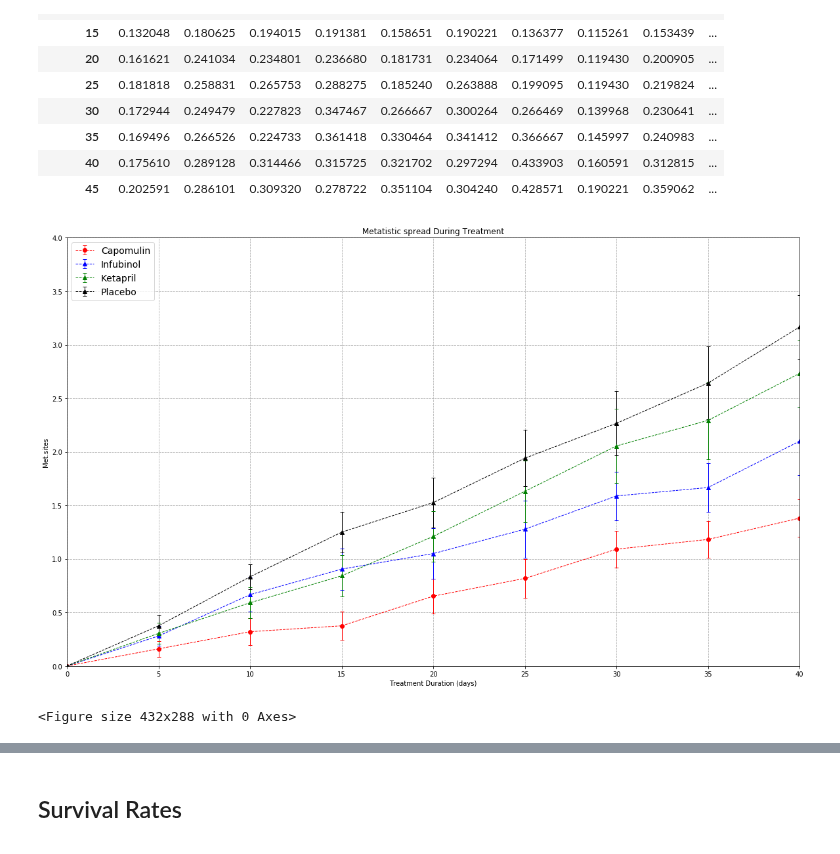
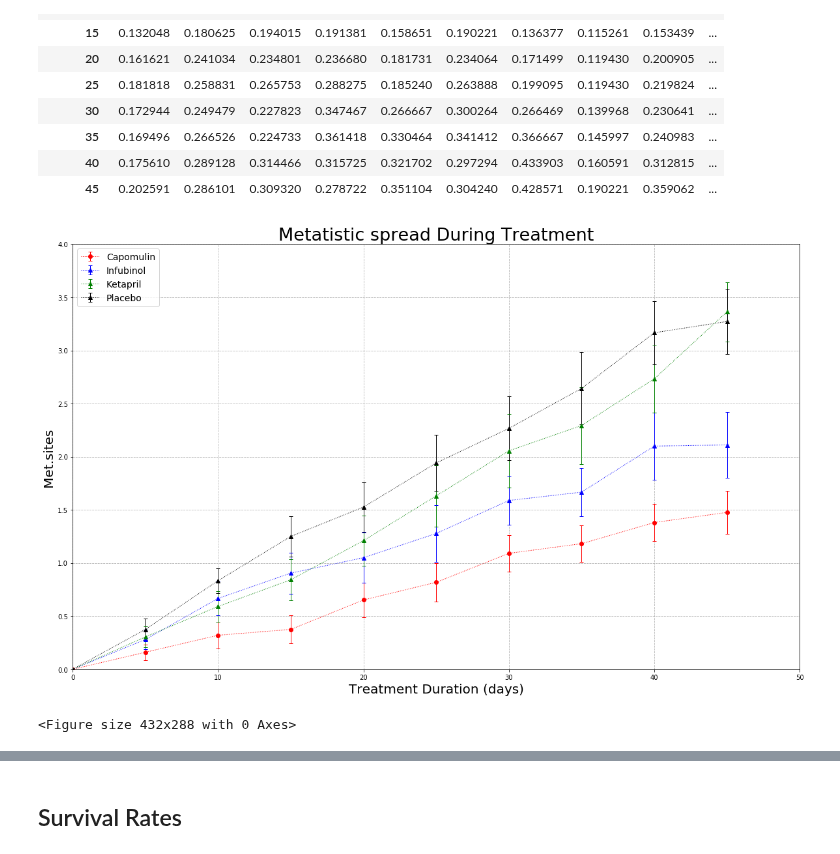
Before and after one commit to NaremanD/matplotlib-challenge, a Jupyter notebook: Pymaceuticals/pymaceuticals_starter.ipynb, the cells around one changed output, grey strips where cells are left out. Drawn from its saved outputs; the diff is of its cells as text; code cells hidden in the pictures.

```diff
--- a/Pymaceuticals/pymaceuticals_starter.ipynb
+++ b/Pymaceuticals/pymaceuticals_starter.ipynb
@@ -144,8 +142,8 @@ plt.savefig("image1.png")
 # %% [markdown]
 ## Metastatic Response to Treatment
 # %%
-meta=merged_df.groupby(['Drug','Timepoint'])
-Meta_means=pd.DataFrame(grouped_df['Metastatic Sites'].mean())
+
+Meta_means=pd.DataFrame(tumor_vol['Metastatic Sites'].mean())
 Meta_means.rename(columns={'Metastatic Sites':'Mean Metastatic Sites'},inplace=True)
 Meta_means.reset_index(inplace=True)
 Meta_means.head()
@@ -156,3 +154,9 @@ Meta_means.head()
 | 2 | Capomulin | 10 | 0.320000 |
 | 3 | Capomulin | 15 | 0.375000 |
 | 4 | Capomulin | 20 | 0.652174 |
+# %%
+
+Meta_Err=pd.DataFrame(tumor_vol['Metastatic Sites'].sem())
+Meta_Err.rename(columns={'Metastatic Sites':'sem Metastatic Sites'},inplace=True)
+Meta_Err.reset_index(inplace=True)
+Meta_Err.head()
@@ -173,9 +184,3 @@ pivot_Meta_means
 | 35 | 1.181818 | 2.071429 | 1.666667 | 2.294118 | 2.266667 | 2.642857 | 2.300000 | 0.952381 | 1.562500 | ... |
 | 40 | 1.380952 | 2.357143 | 2.100000 | 2.733333 | 2.466667 | 3.166667 | 2.777778 | 1.100000 | 1.583333 | ... |
 | 45 | 1.476190 | 2.692308 | 2.111111 | 3.363636 | 2.538462 | 3.272727 | 2.571429 | 1.250000 | 1.727273 | ... |
-# %%
-
-Meta_Err=pd.DataFrame(grouped_df['Metastatic Sites'].sem())
-Meta_Err.rename(columns={'Metastatic Sites':'sem Metastatic Sites'},inplace=True)
-Meta_Err.reset_index(inplace=True)
-Meta_Err.head()
@@ -204,45 +202,45 @@ pivot_Meta_sem
 | 40 | 0.175610 | 0.289128 | 0.314466 | 0.315725 | 0.321702 | 0.297294 | 0.433903 | 0.160591 | 0.312815 | ... |
 | 45 | 0.202591 | 0.286101 | 0.309320 | 0.278722 | 0.351104 | 0.304240 | 0.428571 | 0.190221 | 0.359062 | ... |
 # %%
-x_axis = [0,5,10,15,20,25,30,35,40,45]
-x_limit = 45
+# This scatter plot shows how the tumor volume changes over time for each treatment.
+
 plt.figure(figsize=(20,12))
 
 
 plt.errorbar(pivot_Meta_means.index,pivot_Meta_means['Capomulin'],
-            yerr=pivot_Meta_sem['Capomulin'],color="r",marker="o",ls="dashed", linewidth=1, alpha=1, capsize=3, label = "Capomulin")
+            yerr=pivot_Meta_sem['Capomulin'],color="r",marker="o",ls="dotted", linewidth=1, alpha=1, capsize=3, label = "Capomulin")
 plt.errorbar(pivot_Meta_means.index,pivot_Meta_means['Infubinol'],
-            yerr=pivot_Meta_sem['Infubinol'],color="b",marker="^",ls="dashed", linewidth=1, alpha=1, capsize=3, label = "Infubinol")
+            yerr=pivot_Meta_sem['Infubinol'],color="b",marker="^",ls="dotted", linewidth=1, alpha=1, capsize=3, label = "Infubinol")
 plt.errorbar(pivot_Meta_means.index,pivot_Meta_means['Ketapril'],
-            yerr=pivot_Meta_sem['Ketapril'],color="g",marker="^",ls="dashed", linewidth=1, alpha=1, capsize=3, label = "Ketapril")
+            yerr=pivot_Meta_sem['Ketapril'],color="g",marker="^",ls="dotted", linewidth=1, alpha=1, capsize=3, label = "Ketapril")
 plt.errorbar(pivot_Meta_means.index,pivot_Meta_means['Placebo'],
-            yerr=pivot_Meta_sem['Placebo'],color="black",marker="^",ls="dashed", linewidth=1, alpha=1, capsize=3, label = "Placebo")
+            yerr=pivot_Meta_sem['Placebo'],color="black",marker="^",ls="dotted", linewidth=1, alpha=1, capsize=3, label = "Placebo")
 
 
 plt.legend(loc="best",fontsize=14,fancybox=True)
 
 # Add gridlines
 plt.grid(alpha = 1)
 plt.grid(linestyle="dashed")
 
 # Add x limits and y limits
-plt.xlim(0,40)
+plt.xlim(0,50)
 plt.ylim(0.0,4)
 
 
 # Add labels
-plt.title('Metatistic spread During Treatment')
-plt.xlabel('Treatment Duration (days)')
-plt.ylabel('Met.sites')
+plt.title('Metatistic spread During Treatment',fontsize=27)
+plt.xlabel('Treatment Duration (days)',fontsize=20)
+plt.ylabel('Met.sites',fontsize=20)
 
 
 
 plt.show()
 
 # save the Figure
 plt.savefig("image1.png")
 # %% [output]
-[figure, old version]
+[figure, new version]
 <Figure size 432x288 with 0 Axes>
 # %% [markdown]
 ![Metastatic Spread During Treatment](../Images/spread.png)
```
Also changed, not shown: parts of 10 cells of this notebook, 1 other file.
